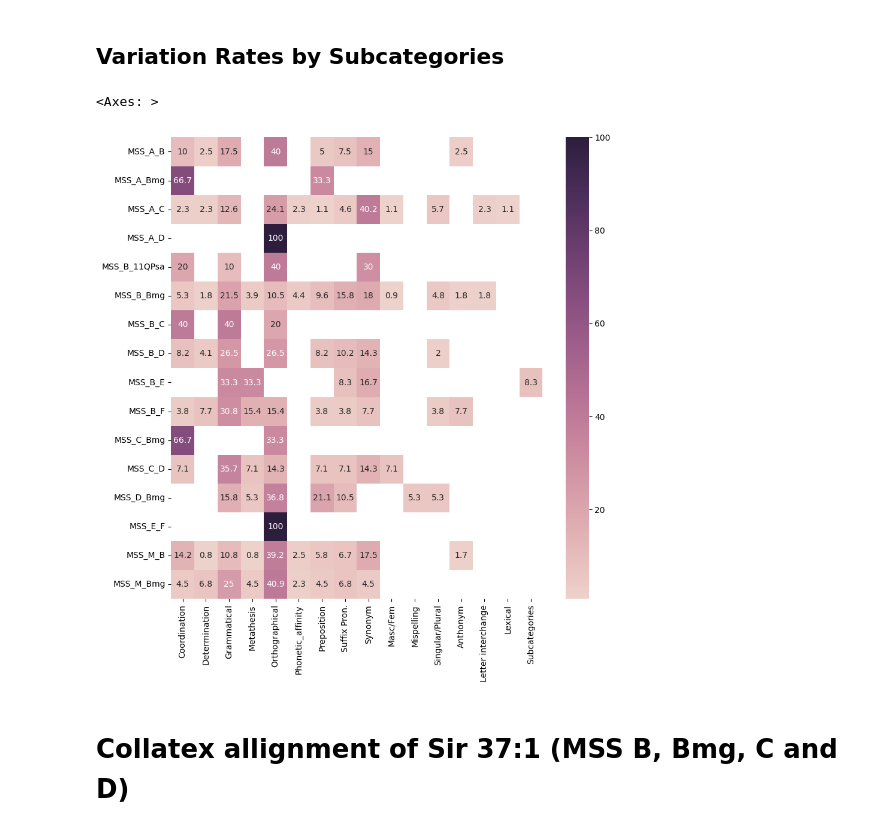
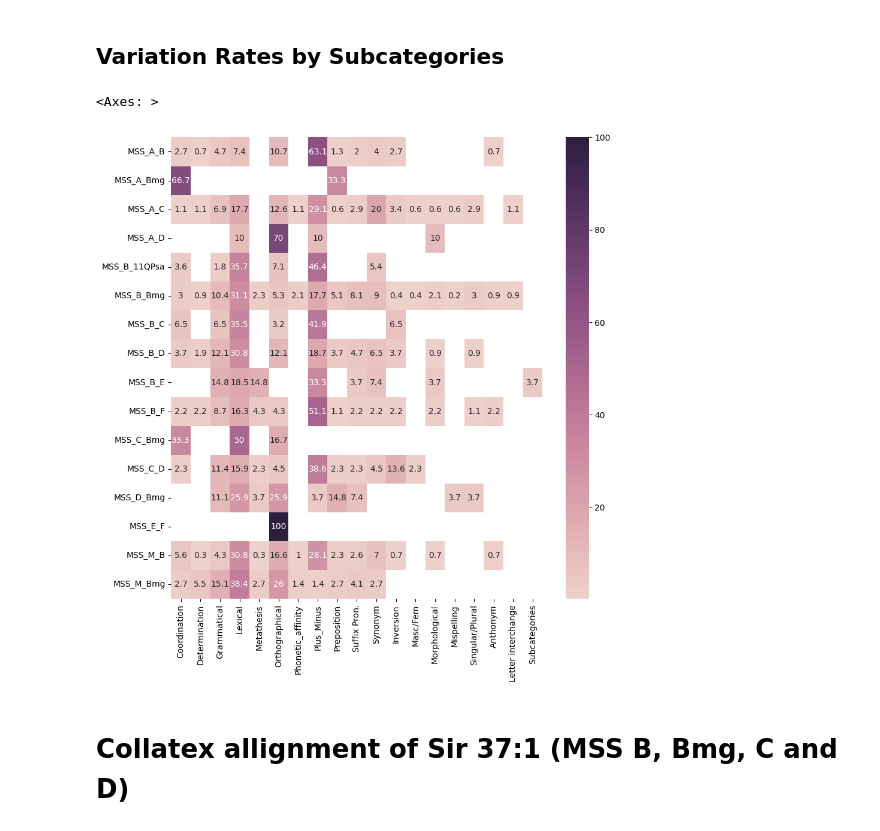
Before and after one commit to metz-theolab/Variant_Analysis_of_Ben_Sira_Hebrew_Manuscripts, a Jupyter notebook: Variant_Analysis.ipynb, the cells around one changed output. Drawn from its saved outputs; the diff is of its cells as text; code cells hidden in the pictures.

Commit message:
merge Categories, Subcategories_1 and Subcategaories 2 in the ratio per subcategories

```diff
--- a/Variant_Analysis.ipynb
+++ b/Variant_Analysis.ipynb
@@ -146,29 +146,46 @@ sns.heatmap(table, annot=True, cmap=sns.cubehelix_palette(as_cmap=True), fmt='g'
 # %%
 """
 Variation rates by subcategories
 """
 for filename, df in dataframes.items():
 
     #Deletion of “Unclassifiable” lines
     df = df[df['Categories'] != 'Unclassifiable']
 
+    #merge categories and subcategories
+    df.loc[:, 'Subcategories_1'] = df['Subcategories_1'].fillna(df['Categories'])
+
+    #Delete "same" lines
+    df = df[df['Subcategories_1'] != 'Same']
+
     ratio_var[filename] = {}
 
-    variants = df.groupby('Subcategories_1').size().to_dict() # Create a dictionary of the number of item in each category
+    variants1 = df.groupby('Subcategories_1').size() # Create a dataframe of the number of item in each subcategories_1
+    variants2 = df.groupby('Subcategories_2').size() # Create a dataframe of the number of item in each subcategories_2
+
+# Fusionner les deux DataFrames sur la colonne 'Subcategories_1'
+    variants1 = variants1.reset_index()
+    variants1.columns=["Subcategories", "value"]
+    variants2 = variants2.reset_index()
+    variants2.columns=["Subcategories", "value"]
+    merged_variants = pd.merge(variants1, variants2, on='Subcategories', how='outer')
+    merged_variants['Total'] = merged_variants['value_x'].fillna(0) + merged_variants['value_y'].fillna(0)
+    variants = merged_variants.set_index('Subcategories')['Total'].to_dict()
+
+
     total_variants = df.groupby('Subcategories_1').size().sum()
-    #print(f"{filename} : {variants} - total variants {total_variants}")
 
     for variant in variants:
         ratio_var[filename][variant] = variants[variant] * 100 / total_variants
 
 
 #pd.set_option('display.float_format', lambda x: 'd' % x)
 table = pd.DataFrame.from_dict(ratio_var).round(1).T.sort_index(ascending=True)
 plt.figure(figsize=(10, 10))
 sns.heatmap(table, annot=True, cmap=sns.cubehelix_palette(as_cmap=True), fmt='g')
 # %% [output]
 <Axes: >
-[figure, old version]
+[figure, new version]
 # %% [markdown]
 # Collatex allignment of Sir 37:1 (MSS B, Bmg, C and D)
 # %%
```
Also changed, not shown: parts of 1 cell of this notebook.
